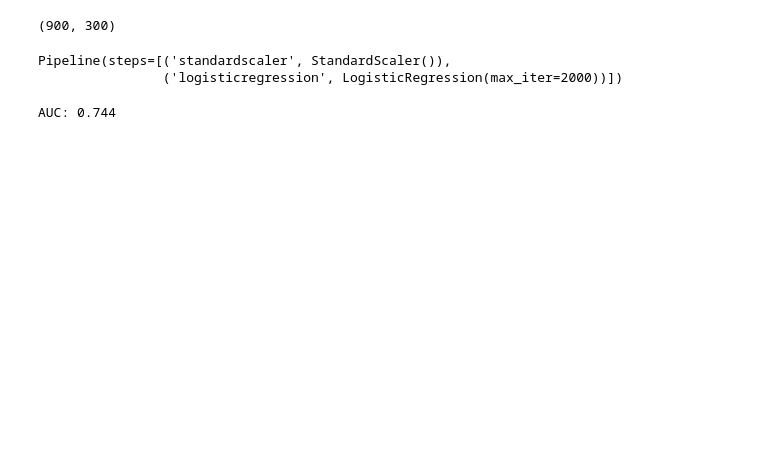
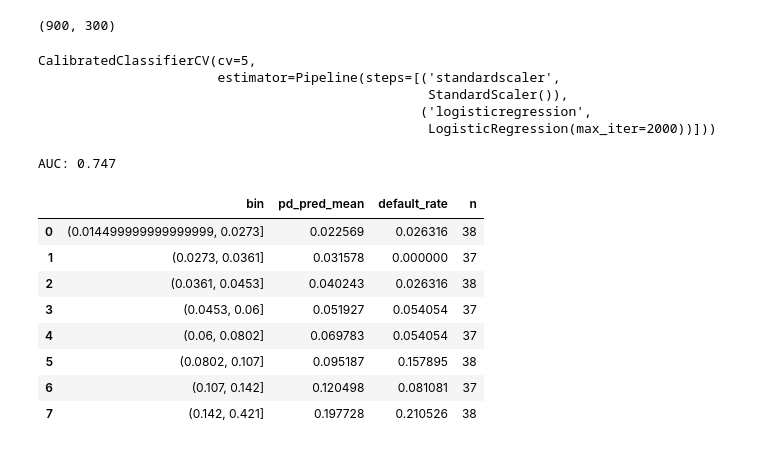
Before and after one commit to erycastro/SafeLimit, a Jupyter notebook: notebooks/02_modelo_pd.ipynb, the cells around one changed output. Drawn from its saved outputs; the diff is of its cells as text; code cells hidden in the pictures; blank space fills up the shorter version.

```diff
--- a/notebooks/02_modelo_pd.ipynb
+++ b/notebooks/02_modelo_pd.ipynb
@@ -34,21 +37,48 @@ len(X_train), len(X_test)
 (900, 300)
 # %%
 # Montando pipeline (padronização + logística) e treinando o modelo
+from sklearn.calibration import CalibratedClassifierCV
 from sklearn.preprocessing import StandardScaler
 from sklearn.linear_model import LogisticRegression
 from sklearn.pipeline import make_pipeline
 
-model = make_pipeline(StandardScaler(), LogisticRegression(max_iter=2000))
-model.fit(X_train, y_train)
+base = make_pipeline(StandardScaler(), LogisticRegression(max_iter=2000))
+calibrated = CalibratedClassifierCV(base, method='sigmoid', cv=5)
+calibrated.fit(X_train, y_train)
 # %% [output]
-Pipeline(steps=[('standardscaler', StandardScaler()),
-                ('logisticregression', LogisticRegression(max_iter=2000))])
+CalibratedClassifierCV(cv=5,
+                       estimator=Pipeline(steps=[('standardscaler',
+                                                  StandardScaler()),
+                                                 ('logisticregression',
+                                                  LogisticRegression(max_iter=2000))]))
 # %%
 # Avaliando AUC no teste
 from sklearn.metrics import roc_auc_score
 
-p_te = model.predict_proba(X_test)[:, 1]
-auc = roc_auc_score(y_test, p_te)
+p_test = calibrated.predict_proba(X_test)[:, 1]
+auc = roc_auc_score(y_test, p_test)
 print("AUC:", round(auc, 3))
 # %% [output]
-AUC: 0.744
+AUC: 0.747
+# %%
+# Calibrando
+import matplotlib.pyplot as plt
+
+bins = pd.qcut(p_test, q=8, duplicates='drop')
+calib = pd.DataFrame({'pd_pred': p_test, 'y': y_test, 'bin': bins}).groupby('bin', observed=True).agg(
+    pd_pred_mean=('pd_pred', 'mean'),
+    default_rate=('y', 'mean'),
+    n=('y', 'size')
+).reset_index()
+
+display(calib)
+# %% [output]
+|  | bin | pd_pred_mean | default_rate | n |
+| 0 | (0.014499999999999999, 0.0273] | 0.022569 | 0.026316 | 38 |
+| 1 | (0.0273, 0.0361] | 0.031578 | 0.000000 | 37 |
+| 2 | (0.0361, 0.0453] | 0.040243 | 0.026316 | 38 |
+| 3 | (0.0453, 0.06] | 0.051927 | 0.054054 | 37 |
+| 4 | (0.06, 0.0802] | 0.069783 | 0.054054 | 37 |
+| 5 | (0.0802, 0.107] | 0.095187 | 0.157895 | 38 |
+| 6 | (0.107, 0.142] | 0.120498 | 0.081081 | 37 |
+| 7 | (0.142, 0.421] | 0.197728 | 0.210526 | 38 |
```
Also changed, not shown: parts of 8 cells of this notebook.
